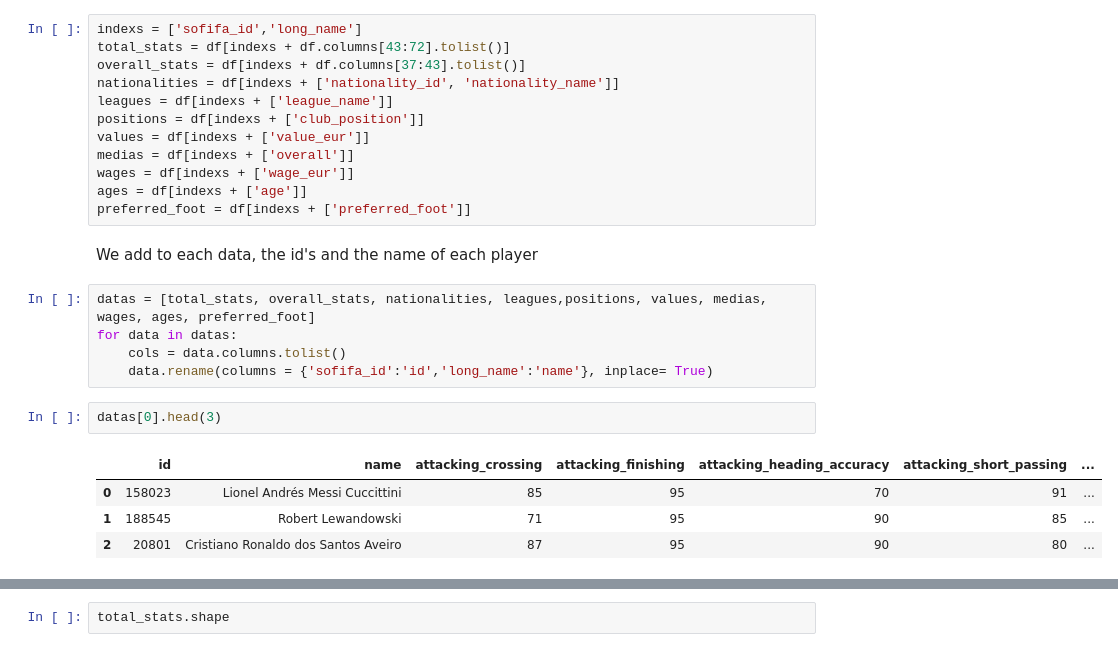
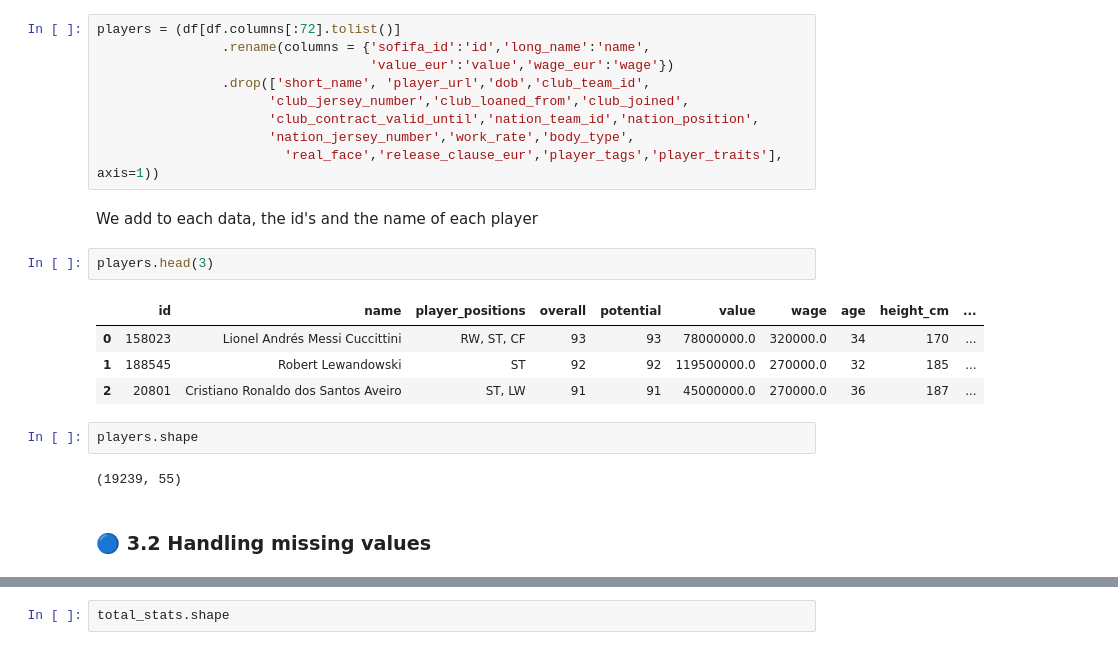
Before and after one commit to Gersoning/players_analysis, a Jupyter notebook: players_analysis.ipynb, the cells around one changed output, grey strips where cells are left out. Cells and saved outputs as stored; diff of their text form.

Commit message:
data cleaning done

```diff
--- a/players_analysis.ipynb
+++ b/players_analysis.ipynb
@@ -49,26 +53,24 @@ We define the variables where we save the data we will analyze
 # %%
-indexs = ['sofifa_id','long_name']
-total_stats = df[indexs + df.columns[43:72].tolist()]
-overall_stats = df[indexs + df.columns[37:43].tolist()]
-nationalities = df[indexs + ['nationality_id', 'nationality_name']]
-leagues = df[indexs + ['league_name']]
-positions = df[indexs + ['club_position']]
-values = df[indexs + ['value_eur']]
-medias = df[indexs + ['overall']]
-wages = df[indexs + ['wage_eur']]
-ages = df[indexs + ['age']]
-preferred_foot = df[indexs + ['preferred_foot']]
+players = (df[df.columns[:72].tolist()]
+                .rename(columns = {'sofifa_id':'id','long_name':'name',
+                                   'value_eur':'value','wage_eur':'wage'})
+                .drop(['short_name', 'player_url','dob','club_team_id',
+                      'club_jersey_number','club_loaned_from','club_joined',
+                      'club_contract_valid_until','nation_team_id','nation_position',
+                      'nation_jersey_number','work_rate','body_type',
+                        'real_face','release_clause_eur','player_tags','player_traits'], axis=1))
 # %% [markdown]
 We add to each data, the id's and the name of each player
-# %%
-datas = [total_stats, overall_stats, nationalities, leagues,positions, values, medias, wages, ages, preferred_foot]
-for data in datas:
-    cols = data.columns.tolist()
-    data.rename(columns = {'sofifa_id':'id','long_name':'name'}, inplace= True)
 # %%
-datas[0].head(3)
+players.head(3)
 # %% [output]
-|  | id | name | attacking_crossing | attacking_finishing | attacking_heading_accuracy | attacking_short_passing | ... |
-| 0 | 158023 | Lionel Andrés Messi Cuccittini | 85 | 95 | 70 | 91 | ... |
-| 1 | 188545 | Robert Lewandowski | 71 | 95 | 90 | 85 | ... |
-| 2 | 20801 | Cristiano Ronaldo dos Santos Aveiro | 87 | 95 | 90 | 80 | ... |
+|  | id | name | player_positions | overall | potential | value | wage | age | height_cm | ... |
+| 0 | 158023 | Lionel Andrés Messi Cuccittini | RW, ST, CF | 93 | 93 | 78000000.0 | 320000.0 | 34 | 170 | ... |
+| 1 | 188545 | Robert Lewandowski | ST | 92 | 92 | 119500000.0 | 270000.0 | 32 | 185 | ... |
+| 2 | 20801 | Cristiano Ronaldo dos Santos Aveiro | ST, LW | 91 | 91 | 45000000.0 | 270000.0 | 36 | 187 | ... |
+# %%
+players.shape
+# %% [output]
+(19239, 55)
+# %% [markdown]
+### 🔵 3.2 Handling missing values
```
Also changed, not shown: parts of 31 cells of this notebook.
